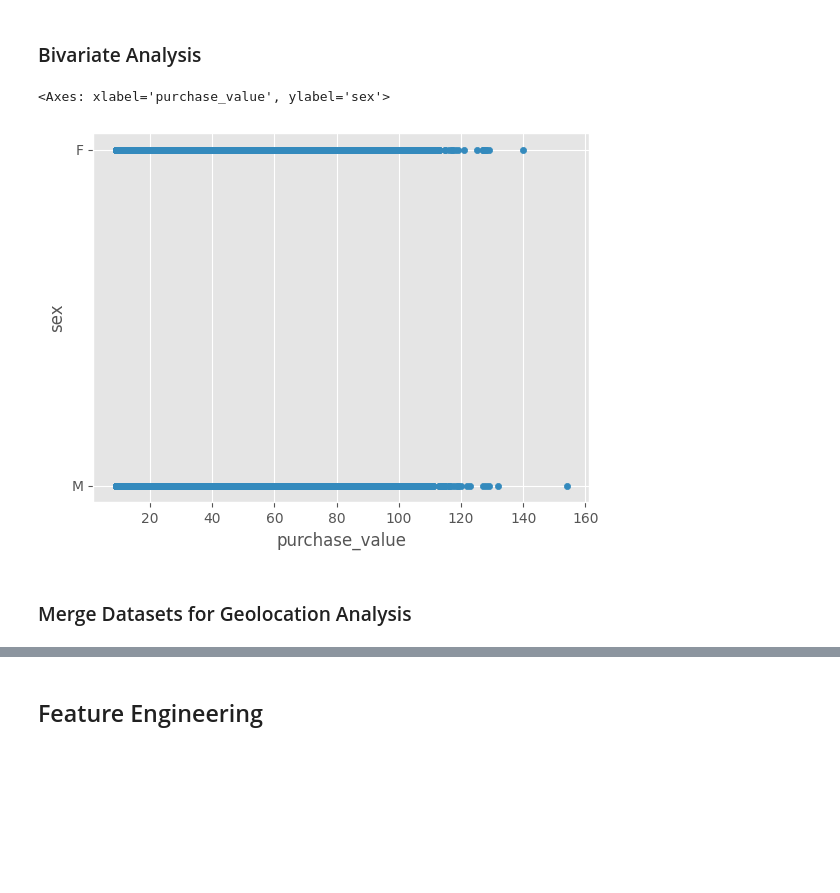
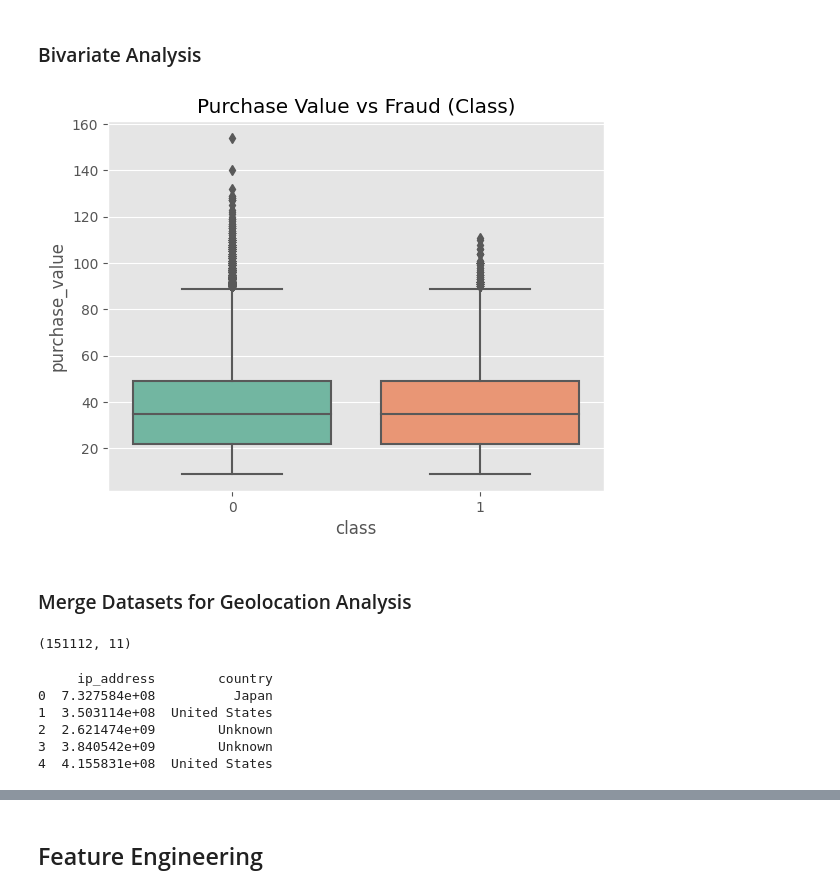
Before and after one commit to dani6566/FraudDetection-for-E-commerce-Banking, a Jupyter notebook: Notebooks/EDA.ipynb, the cells around one changed output, grey strips where cells are left out. Saved outputs shown, nothing was run; the diff lists cells and outputs as text; code cells hidden in the pictures; blank space fills up the shorter version.

```diff
--- a/Notebooks/EDA.ipynb
+++ b/Notebooks/EDA.ipynb
@@ -201,11 +176,12 @@ for col in ['purchase_value','sex', 'age', 'ip_address']:
 [figure]
 # %% [markdown]
 ### Bivariate Analysis
-# %%
-# Bivariate Analysis
-fraud_df.plot.scatter(x='purchase_value', y='sex')
-# %% [output]
-<Axes: xlabel='purchase_value', ylabel='sex'>
-[figure, removed]
+# %%
+# Example: Correlation between purchase value and fraud
+sns.boxplot(x='class', y='purchase_value', data=fraud_df)
+plt.title('Purchase Value vs Fraud (Class)')
+plt.show()
+# %% [output]
+[figure, added]
 # %% [markdown]
 ### Merge Datasets for Geolocation Analysis
@@ -214,0 +188,24 @@ fraud_df['ip_address'] = fraud_df['ip_address'].fillna(0).astype(int)
+# %%
+fraud_df.shape
+# %% [output]
+(151112, 11)
+# %%
+# Convert lower_bound_ip_address to int
+ipAddress_df['lower_bound_ip_address'] = ipAddress_df['lower_bound_ip_address'].fillna(0).astype(int)
+ipAddress_df['upper_bound_ip_address'] = ipAddress_df['upper_bound_ip_address'].fillna(0).astype(int)
+
+# Filter out invalid IP addresses (e.g., negative values)
+fraud_df = fraud_df[fraud_df['ip_address'] > 0]  # Keep only positive integer IPs
+
+# Apply the function to fraud_df to find the country for each IP
+fraud_df['country'] = fraud_df['ip_address'].apply(lambda ip: find_country_for_ip(ip, ipAddress_df))
+
+# Display the merged result with the country
+print(fraud_df[['ip_address', 'country']].head())
+# %% [output]
+     ip_address        country
+0  7.327584e+08          Japan
+1  3.503114e+08  United States
+2  2.621474e+09        Unknown
+3  3.840542e+09        Unknown
+4  4.155831e+08  United States
```
Also changed, not shown: parts of 10 cells of this notebook.
